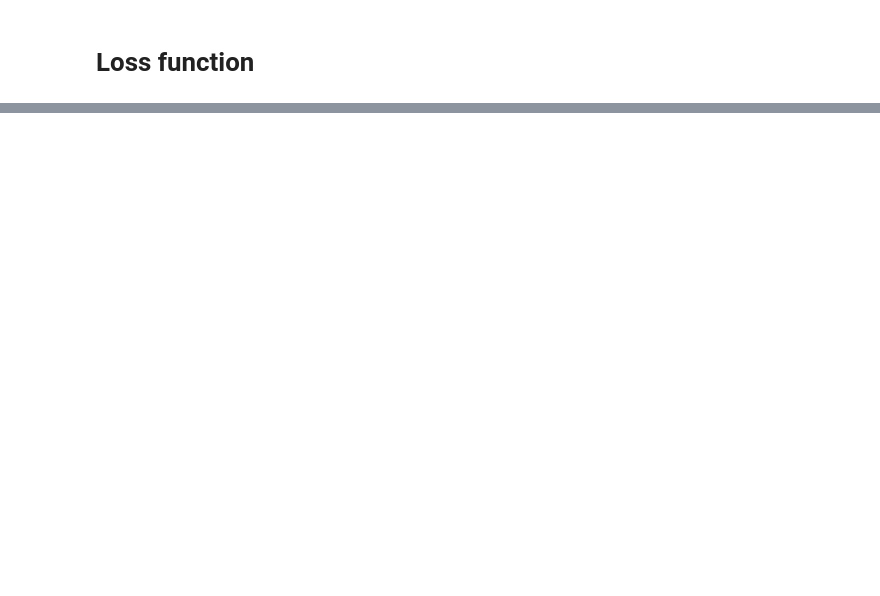
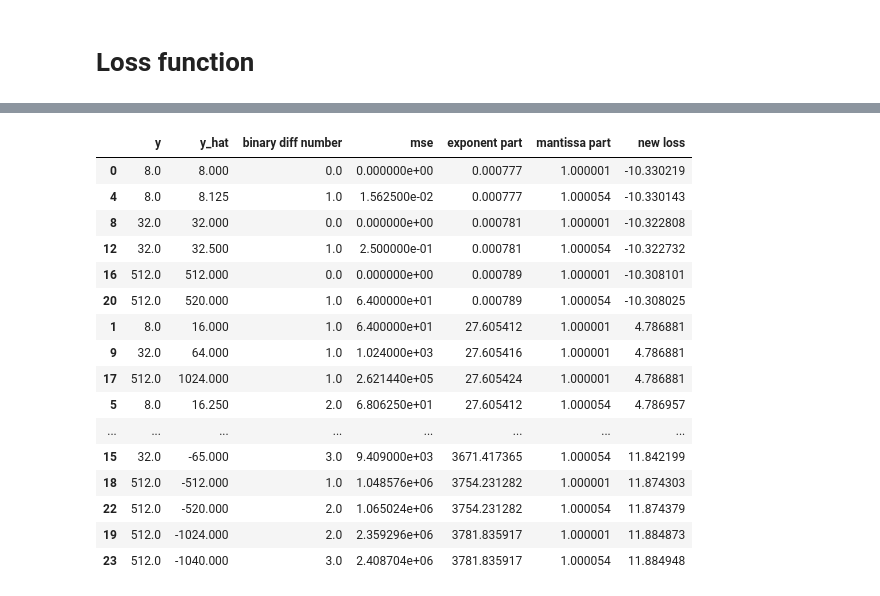
Before and after one commit to Nearpit/BaseEncoding, a Jupyter notebook: plotting.ipynb, the cells around one changed output, grey strips where cells are left out. Cells and saved outputs as stored; diff of their text form; code cells hidden in the pictures; blank space fills up the shorter version.

```diff
--- a/plotting.ipynb
+++ b/plotting.ipynb
@@ -486,2 +513,20 @@ NameError: name 'y' is not defined
 # %%
-# df.sort_values("new loss")
+df.sort_values("new loss")
+# %% [output]
+|  | y | y_hat | binary diff number | mse | exponent part | mantissa part | new loss |
+| 0 | 8.0 | 8.000 | 0.0 | 0.000000e+00 | 0.000777 | 1.000001 | -10.330219 |
+| 4 | 8.0 | 8.125 | 1.0 | 1.562500e-02 | 0.000777 | 1.000054 | -10.330143 |
+| 8 | 32.0 | 32.000 | 0.0 | 0.000000e+00 | 0.000781 | 1.000001 | -10.322808 |
+| 12 | 32.0 | 32.500 | 1.0 | 2.500000e-01 | 0.000781 | 1.000054 | -10.322732 |
+| 16 | 512.0 | 512.000 | 0.0 | 0.000000e+00 | 0.000789 | 1.000001 | -10.308101 |
+| 20 | 512.0 | 520.000 | 1.0 | 6.400000e+01 | 0.000789 | 1.000054 | -10.308025 |
+| 1 | 8.0 | 16.000 | 1.0 | 6.400000e+01 | 27.605412 | 1.000001 | 4.786881 |
+| 9 | 32.0 | 64.000 | 1.0 | 1.024000e+03 | 27.605416 | 1.000001 | 4.786881 |
+| 17 | 512.0 | 1024.000 | 1.0 | 2.621440e+05 | 27.605424 | 1.000001 | 4.786881 |
+| 5 | 8.0 | 16.250 | 2.0 | 6.806250e+01 | 27.605412 | 1.000054 | 4.786957 |
+| ... | ... | ... | ... | ... | ... | ... | ... |
+| 15 | 32.0 | -65.000 | 3.0 | 9.409000e+03 | 3671.417365 | 1.000054 | 11.842199 |
+| 18 | 512.0 | -512.000 | 1.0 | 1.048576e+06 | 3754.231282 | 1.000001 | 11.874303 |
+| 22 | 512.0 | -520.000 | 2.0 | 1.065024e+06 | 3754.231282 | 1.000054 | 11.874379 |
+| 19 | 512.0 | -1024.000 | 2.0 | 2.359296e+06 | 3781.835917 | 1.000001 | 11.884873 |
+| 23 | 512.0 | -1040.000 | 3.0 | 2.408704e+06 | 3781.835917 | 1.000054 | 11.884948 |
```
Also changed, not shown: parts of 34 cells of this notebook, 40 other files.
